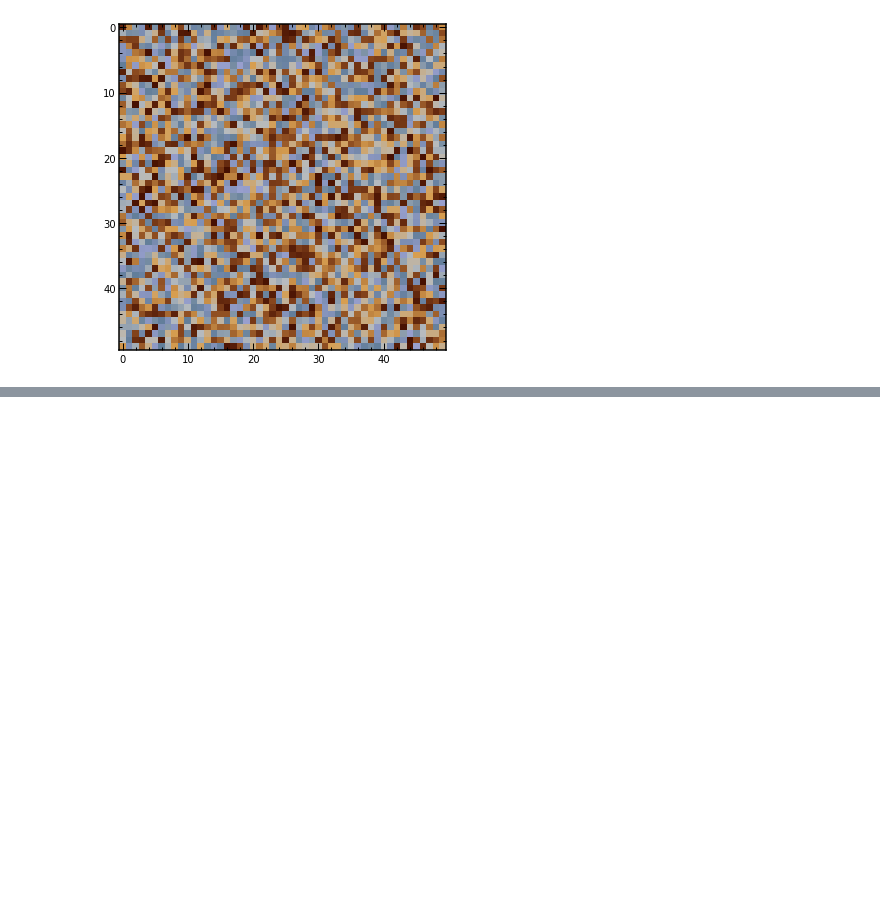
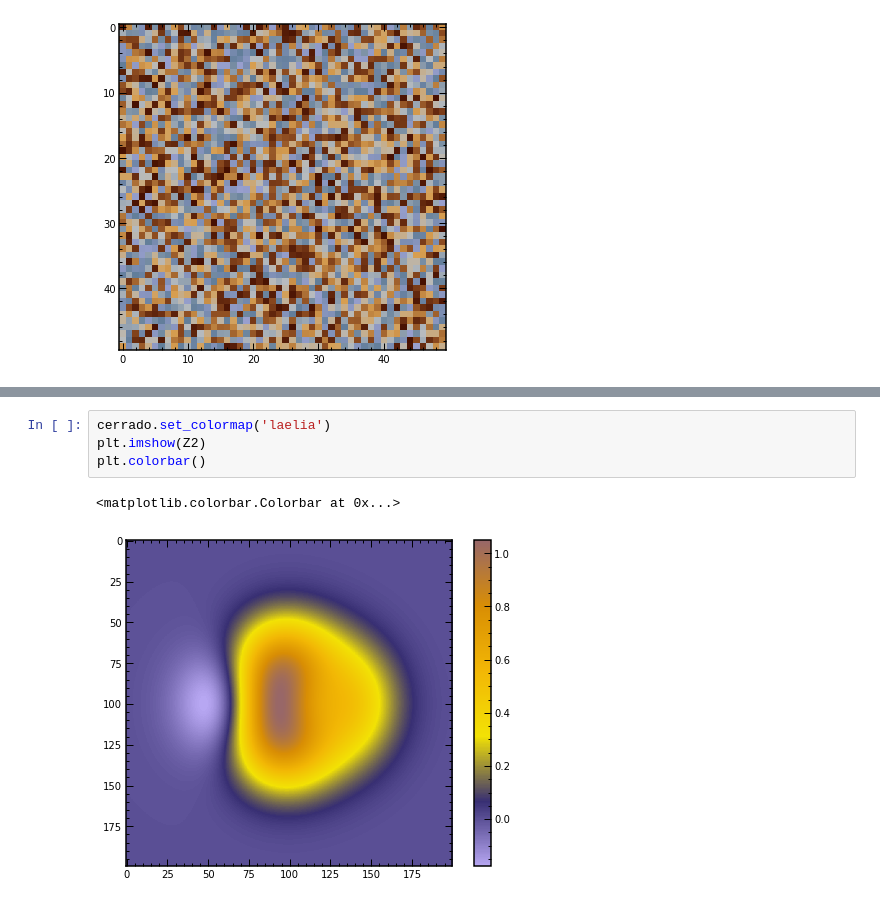
Before and after one commit to gantunesm/cerrado, a Jupyter notebook: notebooks/view_cerrado_colors.ipynb, the cells around one changed output, grey strips where cells are left out. Saved outputs shown, nothing was run; the diff lists cells and outputs as text; blank space fills up the shorter version.

Commit message:
more colors

```diff
--- a/notebooks/view_cerrado_colors.ipynb
+++ b/notebooks/view_cerrado_colors.ipynb
@@ -145,0 +143,7 @@ plt.colorbar()
+# %%
+cerrado.set_colormap('laelia')
+plt.imshow(Z2)
+plt.colorbar()
+# %% [output]
+<matplotlib.colorbar.Colorbar at 0x...>
+[figure, added]
```
Also changed, not shown: parts of 6 cells of this notebook.
